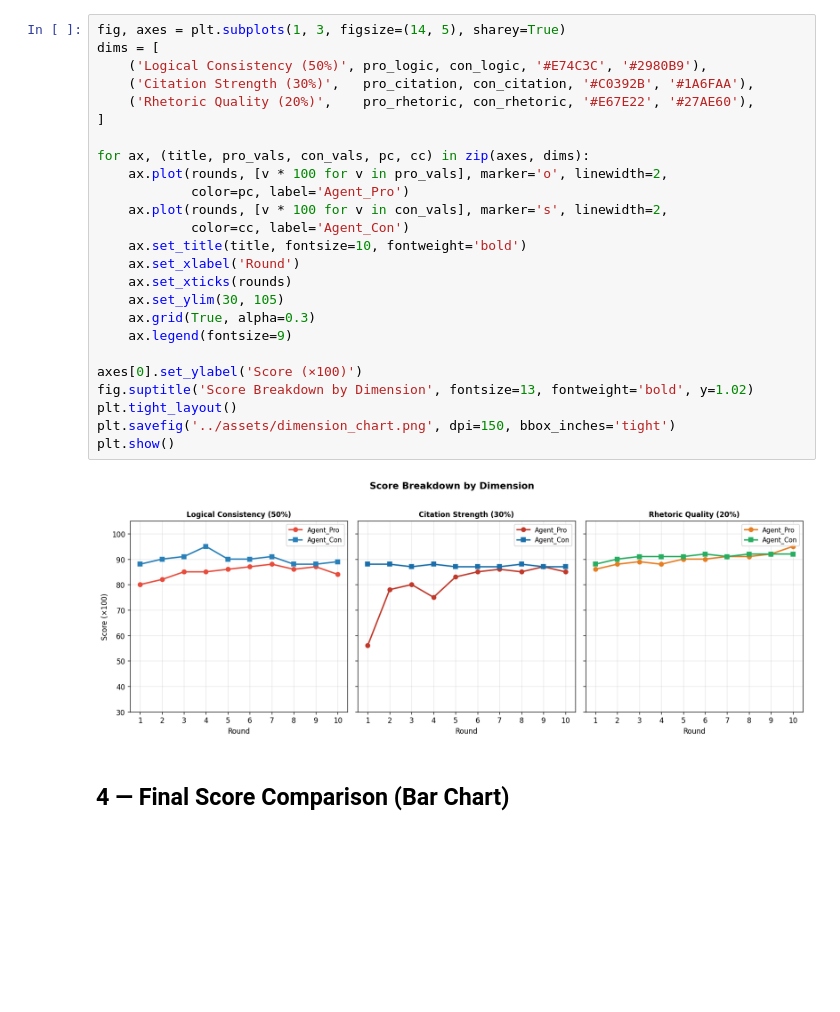
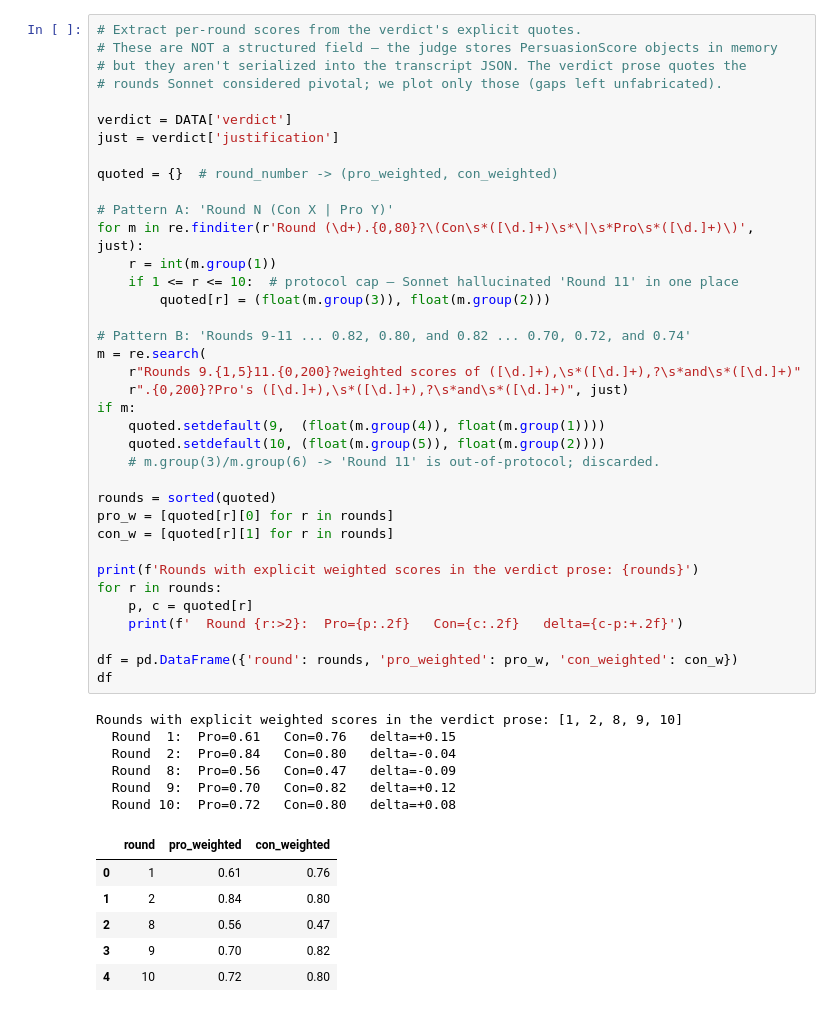
Before and after one commit to ndvp39/Agents_Debate, a Jupyter notebook: notebooks/debate_analysis.ipynb, the cells around one changed output. Cells and saved outputs as stored; diff of their text form; blank space fills up the shorter version.

```diff
--- a/notebooks/debate_analysis.ipynb
+++ b/notebooks/debate_analysis.ipynb
@@ -113,29 +45,50 @@ Chart saved to assets/score_chart.png
-# %%
-fig, axes = plt.subplots(1, 3, figsize=(14, 5), sharey=True)
-dims = [
-    ('Logical Consistency (50%)', pro_logic, con_logic, '#E74C3C', '#2980B9'),
-    ('Citation Strength (30%)',   pro_citation, con_citation, '#C0392B', '#1A6FAA'),
-    ('Rhetoric Quality (20%)',    pro_rhetoric, con_rhetoric, '#E67E22', '#27AE60'),
-]
-
-for ax, (title, pro_vals, con_vals, pc, cc) in zip(axes, dims):
-    ax.plot(rounds, [v * 100 for v in pro_vals], marker='o', linewidth=2,
-            color=pc, label='Agent_Pro')
-    ax.plot(rounds, [v * 100 for v in con_vals], marker='s', linewidth=2,
-            color=cc, label='Agent_Con')
-    ax.set_title(title, fontsize=10, fontweight='bold')
-    ax.set_xlabel('Round')
-    ax.set_xticks(rounds)
-    ax.set_ylim(30, 105)
-    ax.grid(True, alpha=0.3)
-    ax.legend(fontsize=9)
-
-axes[0].set_ylabel('Score (×100)')
-fig.suptitle('Score Breakdown by Dimension', fontsize=13, fontweight='bold', y=1.02)
-plt.tight_layout()
-plt.savefig('../assets/dimension_chart.png', dpi=150, bbox_inches='tight')
-plt.show()
-# %% [output]
-[figure, removed]
-# %% [markdown]
-## 4 — Final Score Comparison (Bar Chart)
+# %%
+# Extract per-round scores from the verdict's explicit quotes.
+# These are NOT a structured field — the judge stores PersuasionScore objects in memory
+# but they aren't serialized into the transcript JSON. The verdict prose quotes the
+# rounds Sonnet considered pivotal; we plot only those (gaps left unfabricated).
+
+verdict = DATA['verdict']
+just = verdict['justification']
+
+quoted = {}  # round_number -> (pro_weighted, con_weighted)
+
+# Pattern A: 'Round N (Con X | Pro Y)'
+for m in re.finditer(r'Round (\d+).{0,80}?\(Con\s*([\d.]+)\s*\|\s*Pro\s*([\d.]+)\)', just):
+    r = int(m.group(1))
+    if 1 <= r <= 10:  # protocol cap — Sonnet hallucinated 'Round 11' in one place
+        quoted[r] = (float(m.group(3)), float(m.group(2)))
+
+# Pattern B: 'Rounds 9-11 ... 0.82, 0.80, and 0.82 ... 0.70, 0.72, and 0.74'
+m = re.search(
+    r"Rounds 9.{1,5}11.{0,200}?weighted scores of ([\d.]+),\s*([\d.]+),?\s*and\s*([\d.]+)"
+    r".{0,200}?Pro's ([\d.]+),\s*([\d.]+),?\s*and\s*([\d.]+)", just)
+if m:
+    quoted.setdefault(9,  (float(m.group(4)), float(m.group(1))))
+    quoted.setdefault(10, (float(m.group(5)), float(m.group(2))))
+    # m.group(3)/m.group(6) -> 'Round 11' is out-of-protocol; discarded.
+
+rounds = sorted(quoted)
+pro_w = [quoted[r][0] for r in rounds]
+con_w = [quoted[r][1] for r in rounds]
+
+print(f'Rounds with explicit weighted scores in the verdict prose: {rounds}')
+for r in rounds:
+    p, c = quoted[r]
+    print(f'  Round {r:>2}:  Pro={p:.2f}   Con={c:.2f}   delta={c-p:+.2f}')
+
+df = pd.DataFrame({'round': rounds, 'pro_weighted': pro_w, 'con_weighted': con_w})
+df
+# %% [output]
+Rounds with explicit weighted scores in the verdict prose: [1, 2, 8, 9, 10]
+  Round  1:  Pro=0.61   Con=0.76   delta=+0.15
+  Round  2:  Pro=0.84   Con=0.80   delta=-0.04
+  Round  8:  Pro=0.56   Con=0.47   delta=-0.09
+  Round  9:  Pro=0.70   Con=0.82   delta=+0.12
+  Round 10:  Pro=0.72   Con=0.80   delta=+0.08
+|  | round | pro_weighted | con_weighted |
+| 0 | 1 | 0.61 | 0.76 |
+| 1 | 2 | 0.84 | 0.80 |
+| 2 | 8 | 0.56 | 0.47 |
+| 3 | 9 | 0.70 | 0.82 |
+| 4 | 10 | 0.72 | 0.80 |
```
Also changed, not shown: parts of 25 cells of this notebook, 6 other files.
